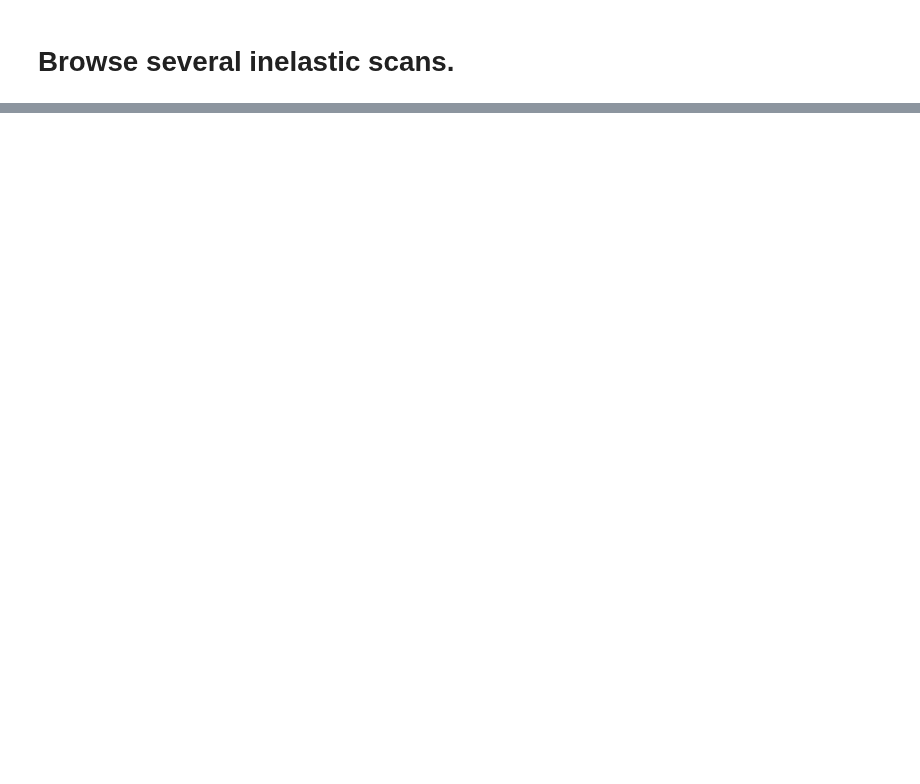
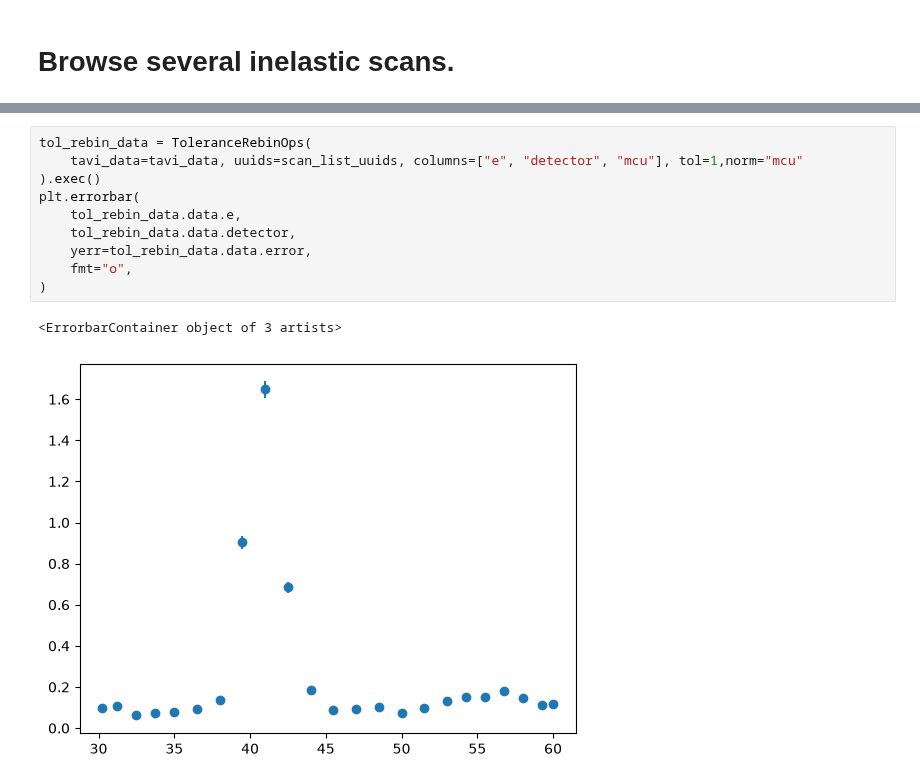
Before and after one commit to neutrons/TAVI, a Jupyter notebook: scripts/Rebin.ipynb, the cells around one changed output, grey strips where cells are left out. Cells and saved outputs as stored; diff of their text form; blank space fills up the shorter version.

```diff
--- a/scripts/Rebin.ipynb
+++ b/scripts/Rebin.ipynb
@@ -138,0 +70,13 @@ tas.browse_resolution_ellipse(scan_list, resolution_frame=((1, 0, 0), (0, 0, 1),
+# %%
+tol_rebin_data = ToleranceRebinOps(
+    tavi_data=tavi_data, uuids=scan_list_uuids, columns=["e", "detector", "mcu"], tol=1,norm="mcu"
+).exec()
+plt.errorbar(
+    tol_rebin_data.data.e,
+    tol_rebin_data.data.detector,
+    yerr=tol_rebin_data.data.error,
+    fmt="o",
+)
+# %% [output]
+<ErrorbarContainer object of 3 artists>
+[figure, added]
```
Also changed, not shown: parts of 16 cells of this notebook, 2 other files.
